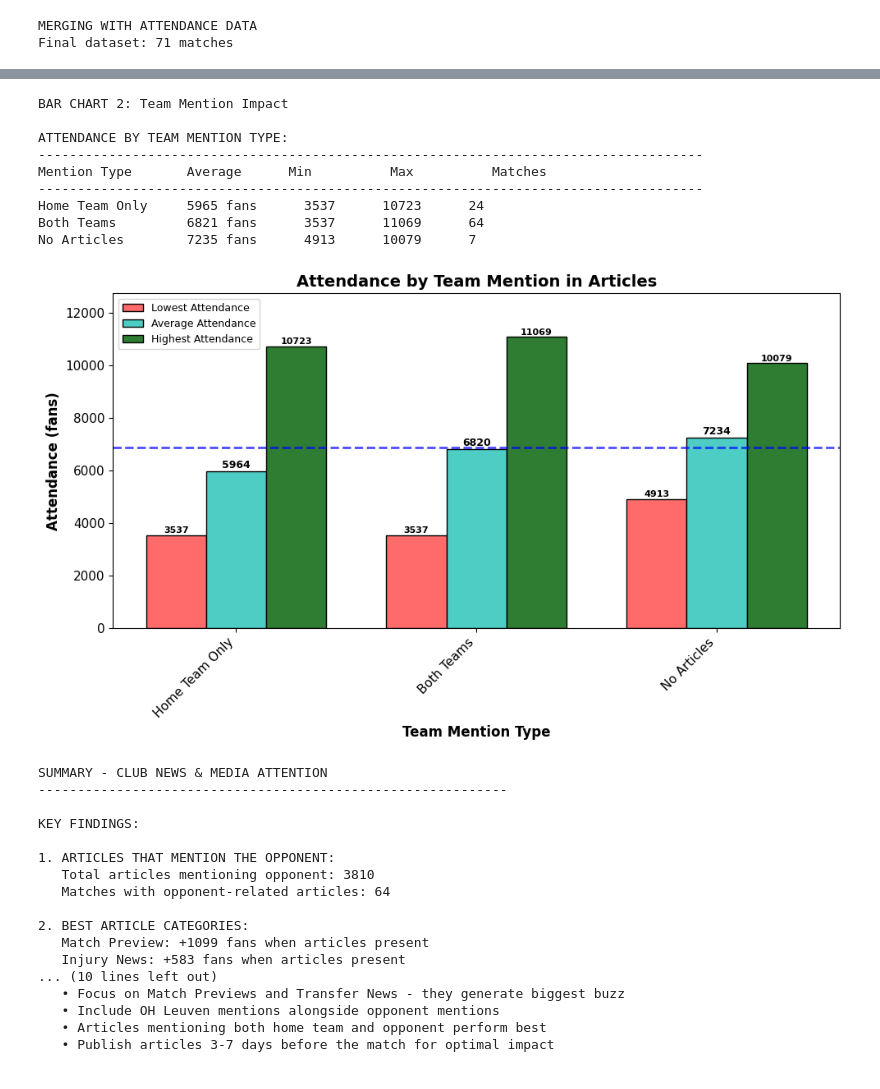
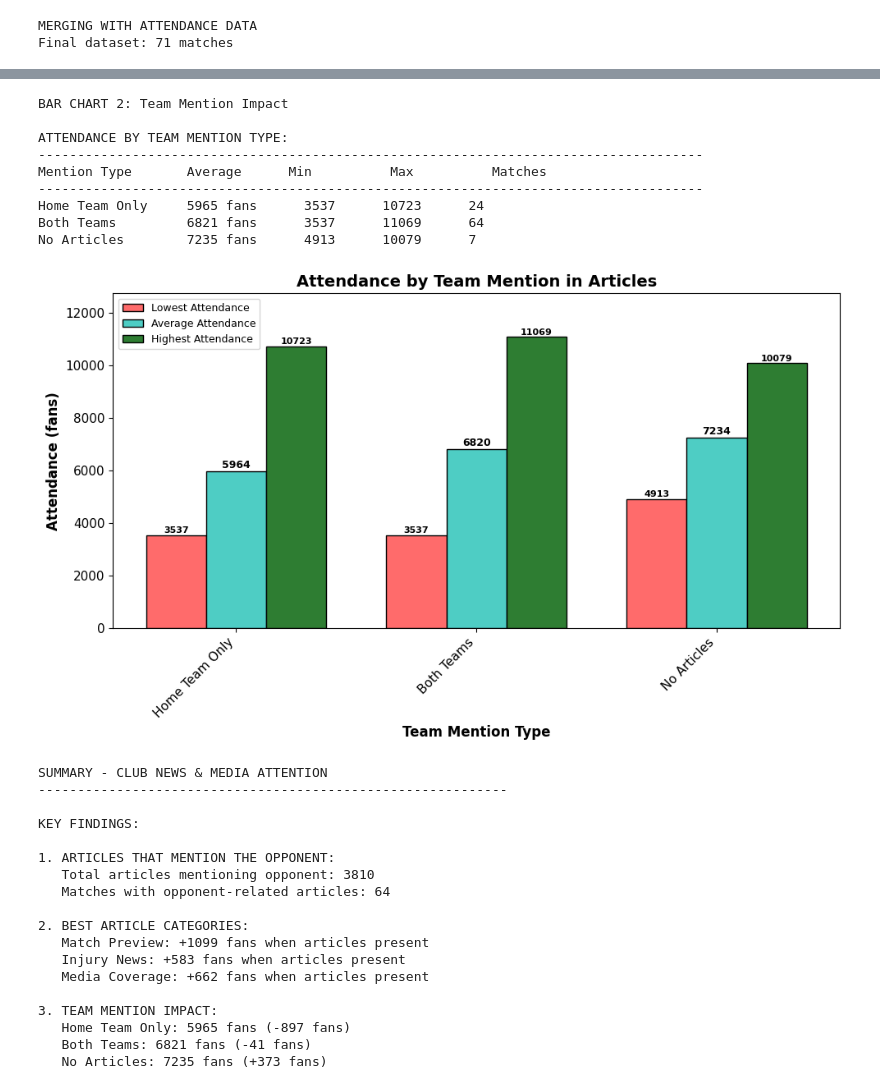
Before and after one commit to Nathan432532/UCLL-Project-Attendence, a Jupyter notebook: bar_charts.ipynb, the cells around one changed output, grey strips where cells are left out. Saved outputs shown, nothing was run; the diff lists cells and outputs as text; code cells hidden in the pictures.

Commit message:
articles impact on attandance

```diff
--- a/bar_charts.ipynb
+++ b/bar_charts.ipynb
@@ -330,7 +333,6 @@ if len(df_with_articles) > 0:
             ax.set_xticks(x)
             ax.set_xticklabels(impact_df['category'], rotation=45, ha='right')
             ax.legend()
-            ax.axhline(y=overall_avg, color='blue', linestyle='--', linewidth=2, alpha=0.7, label=f'Overall Avg: {overall_avg:.0f}')
 
             max_val = max(with_vals.max(), without_vals.max())
             ax.set_ylim(0, max_val * 1.15)
@@ -448,7 +450,6 @@ if len(df_with_articles) > 0:
         ax.set_xticks(x)
         ax.set_xticklabels(mention_df['mention_type'], rotation=45, ha='right')
         ax.legend(loc='upper left', fontsize=9)
-        ax.axhline(y=overall_avg, color='blue', linestyle='--', linewidth=2, alpha=0.7, label=f'Overall Avg: {overall_avg:.0f}')
 
         max_val = max(max_vals)
         ax.set_ylim(0, max_val * 1.15)
@@ -456,34 +457,34 @@ if len(df_with_articles) > 0:
         # Add average value labels on bars
         for bar, val in zip(bars_avg, avg_vals):
             ax.text(bar.get_x() + bar.get_width()/2, bar.get_height() + 30,
                     f'{int(val)}', ha='center', va='bottom', fontsize=9, fontweight='bold')
 
         # Add min and max value labels on bars
         for i, (bar_min, bar_max) in enumerate(zip(bars_min, bars_max)):
             if min_vals[i] > 0:
                 ax.text(bar_min.get_x() + bar_min.get_width()/2, bar_min.get_height() + 15,
                         f'{int(min_vals[i])}', ha='center', va='bottom', fontsize=8, fontweight='bold')
             if max_vals[i] > 0:
                 ax.text(bar_max.get_x() + bar_max.get_width()/2, bar_max.get_height() + 15,
                         f'{int(max_vals[i])}', ha='center', va='bottom', fontsize=8, fontweight='bold')
 
         plt.tight_layout()
         plt.show()
     else:
         print("No mention type data to display")
 else:
     print("No data available for analysis")
 # %% [output]
 BAR CHART 2: Team Mention Impact
 
 ATTENDANCE BY TEAM MENTION TYPE:
 -------------------------------------------------------------------------------------
 Mention Type       Average      Min          Max          Matches
 -------------------------------------------------------------------------------------
 Home Team Only     5965 fans      3537      10723      24
 Both Teams         6821 fans      3537      11069      64
 No Articles        7235 fans      4913      10079      7
-[figure, old version]
+[figure, new version]
 # %%
 # SUMMARY - CLUB NEWS & MEDIA ATTENTION
 print("\nSUMMARY - CLUB NEWS & MEDIA ATTENTION")
@@ -510,14 +511,6 @@ if len(relevant_articles) > 0:
 else:
     print("\nNo articles found that mention upcoming opponents")
     print("Consider publishing more opponent-focused content before matches")
-
-print("\nRECOMMENDATIONS:")
-print("-" * 60)
-print("   • Publish articles that mention the upcoming opponent")
-print("   • Focus on Match Previews and Transfer News - they generate biggest buzz")
-print("   • Include OH Leuven mentions alongside opponent mentions")
-print("   • Articles mentioning both home team and opponent perform best")
-print("   • Publish articles 3-7 days before the match for optimal impact")
 # %% [output]
 SUMMARY - CLUB NEWS & MEDIA ATTENTION
 ------------------------------------------------------------
@@ -531,8 +524,9 @@ KEY FINDINGS:
 2. BEST ARTICLE CATEGORIES:
    Match Preview: +1099 fans when articles present
    Injury News: +583 fans when articles present
-... (10 lines left out)
-   • Focus on Match Previews and Transfer News - they generate biggest buzz
-   • Include OH Leuven mentions alongside opponent mentions
-   • Articles mentioning both home team and opponent perform best
-   • Publish articles 3-7 days before the match for optimal impact
+   Media Coverage: +662 fans when articles present
+
+3. TEAM MENTION IMPACT:
+   Home Team Only: 5965 fans (-897 fans)
+   Both Teams: 6821 fans (-41 fans)
+   No Articles: 7235 fans (+373 fans)
```
Also changed, not shown: parts of 2 cells of this notebook.
